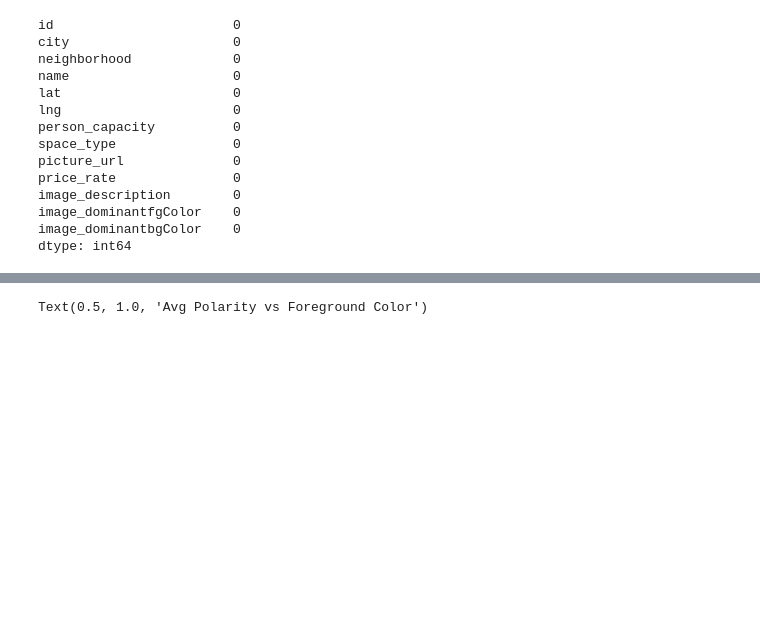
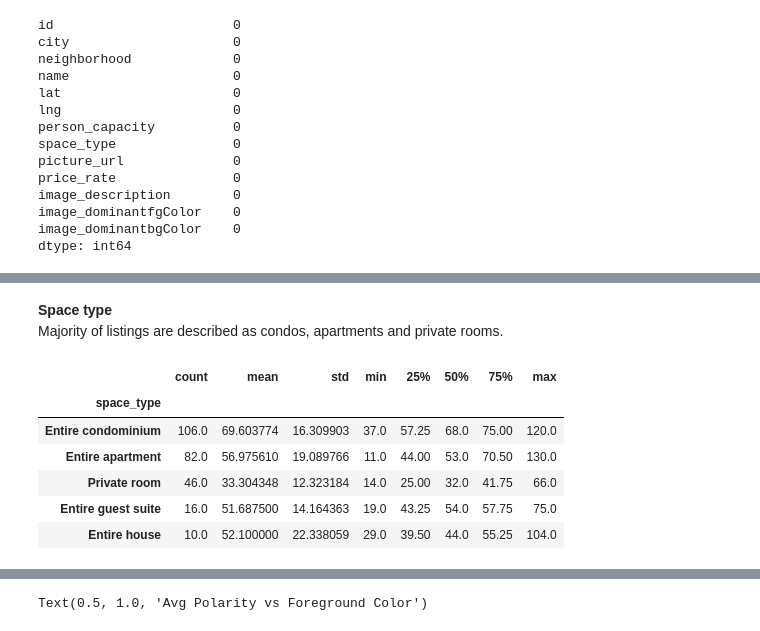
Before and after one commit to C-milo/SDM_FinalProject, a Jupyter notebook: bak_airbnb_plots.ipynb, the cells around one changed output, grey strips where cells are left out. Drawn from its saved outputs; the diff is of its cells as text; code cells hidden in the pictures; blank space fills up the shorter version.

```diff
--- a/bak_airbnb_plots.ipynb
+++ b/bak_airbnb_plots.ipynb
@@ -63,3 +121,19 @@ Space type: 12
+# %% [markdown]
+**Space type**<br>
+Majority of listings are described as condos, apartments and private rooms.
+# %%
+listing.groupby(by='space_type')['price_rate']\
+.describe()\
+.sort_values(by='count', ascending=False)\
+.head(5)
+# %% [output]
+|  | count | mean | std | min | 25% | 50% | 75% | max |
+| space_type |  |  |  |  |  |  |  |  |
+| Entire condominium | 106.0 | 69.603774 | 16.309903 | 37.0 | 57.25 | 68.0 | 75.00 | 120.0 |
+| Entire apartment | 82.0 | 56.975610 | 19.089766 | 11.0 | 44.00 | 53.0 | 70.50 | 130.0 |
+| Private room | 46.0 | 33.304348 | 12.323184 | 14.0 | 25.00 | 32.0 | 41.75 | 66.0 |
+| Entire guest suite | 16.0 | 51.687500 | 14.164363 | 19.0 | 43.25 | 54.0 | 57.75 | 75.0 |
+| Entire house | 10.0 | 52.100000 | 22.338059 | 29.0 | 39.50 | 44.0 | 55.25 | 104.0 |
 # %%
 # Count of background colors
 listing.image_dominantbgColor.value_counts()
```
Also changed, not shown: parts of 15 cells of this notebook.
